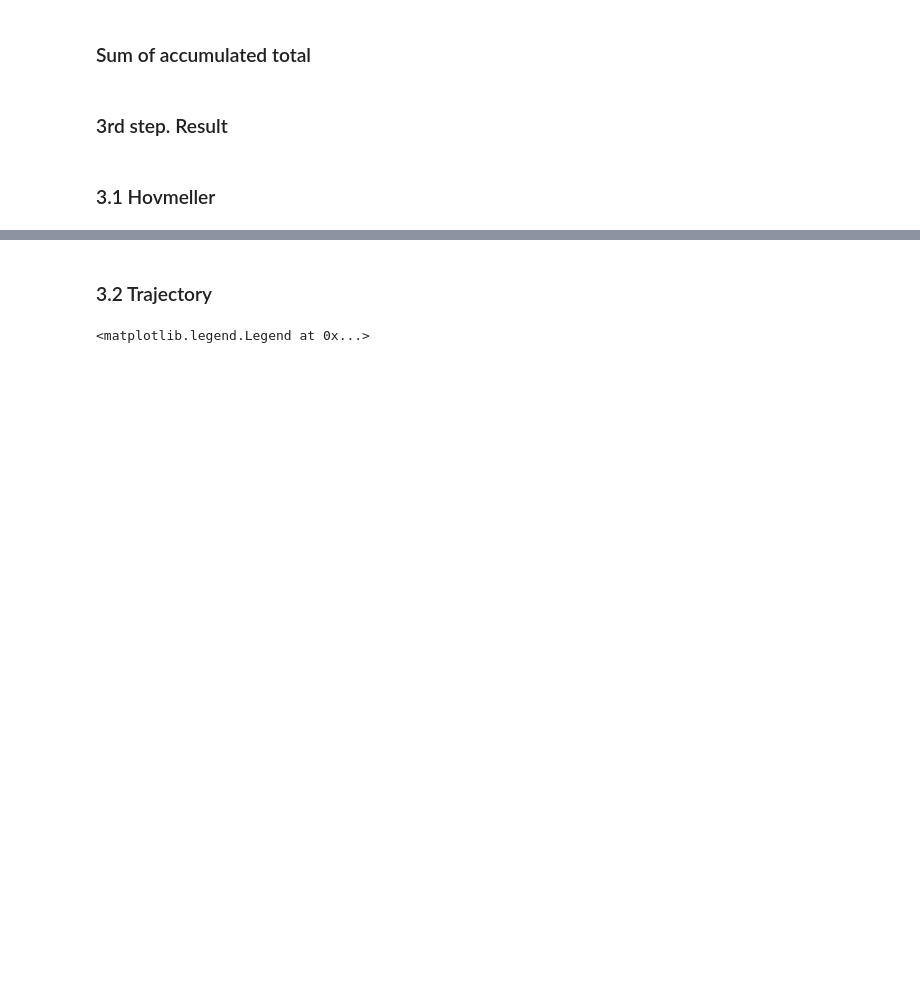
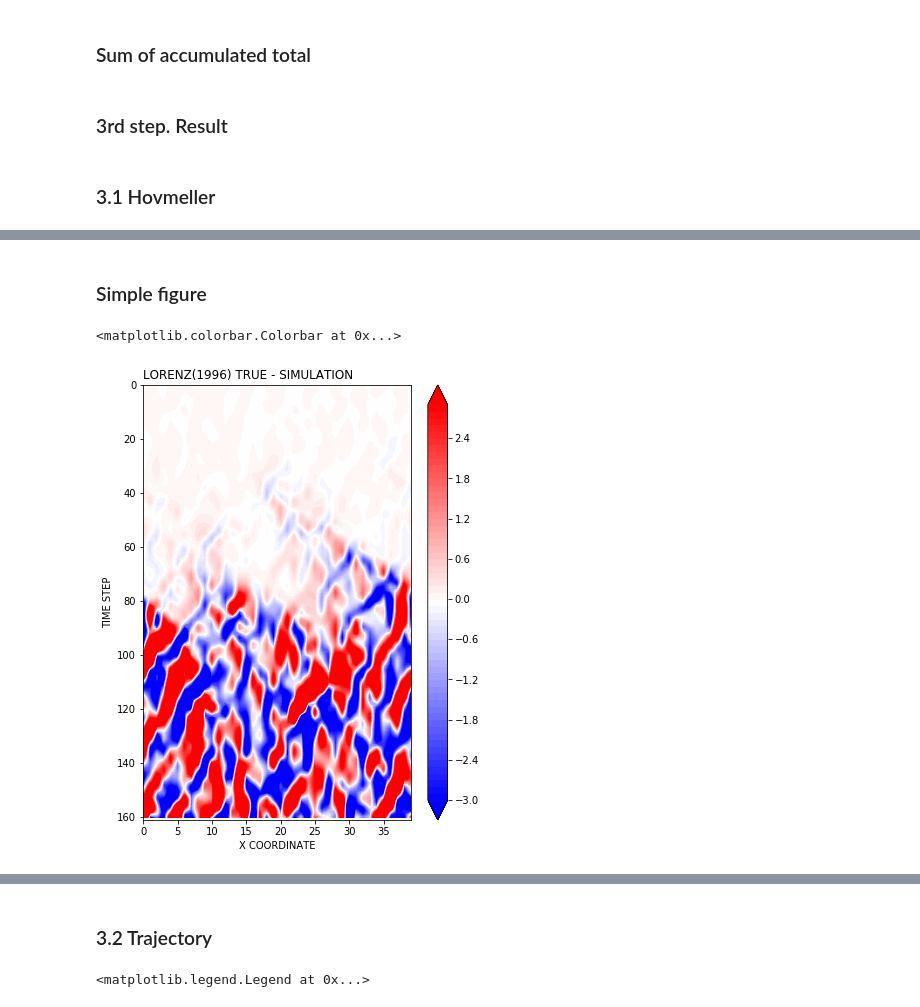
Before and after one commit to Toyo-Daichi/DA_basic, a Jupyter notebook: exp_view.ipynb, the cells around one changed output, grey strips where cells are left out. Drawn from its saved outputs; the diff is of its cells as text; code cells hidden in the pictures; blank space fills up the shorter version.

Commit message:
test: lorenz96 wind exp done

```diff
--- a/exp_view.ipynb
+++ b/exp_view.ipynb
@@ -350,0 +336,14 @@ Text(0.0, 1.0, 'LORENZ(1996) TRUE - DATA ASSIM')
+# %% [markdown]
+### Simple figure
+# %%
+fig, ax = plt.subplots(1,1, figsize=(6,8))
+simdiff_hov= ax
+_cbar = simdiff_hov.contourf(x_coord, y_coord, true_score-sim_score, inc_levels, cmap=inc_cmap, extend='both')
+simdiff_hov.set_xlabel('X COORDINATE')
+simdiff_hov.set_ylabel('TIME STEP')
+simdiff_hov.set_ylim(timeshape,0)
+simdiff_hov.set_title('LORENZ(1996) TRUE - SIMULATION', loc='left')
+fig.colorbar(_cbar)
+# %% [output]
+<matplotlib.colorbar.Colorbar at 0x...>
+[figure, added]
```
Also changed, not shown: parts of 18 cells of this notebook, 4 other files.
